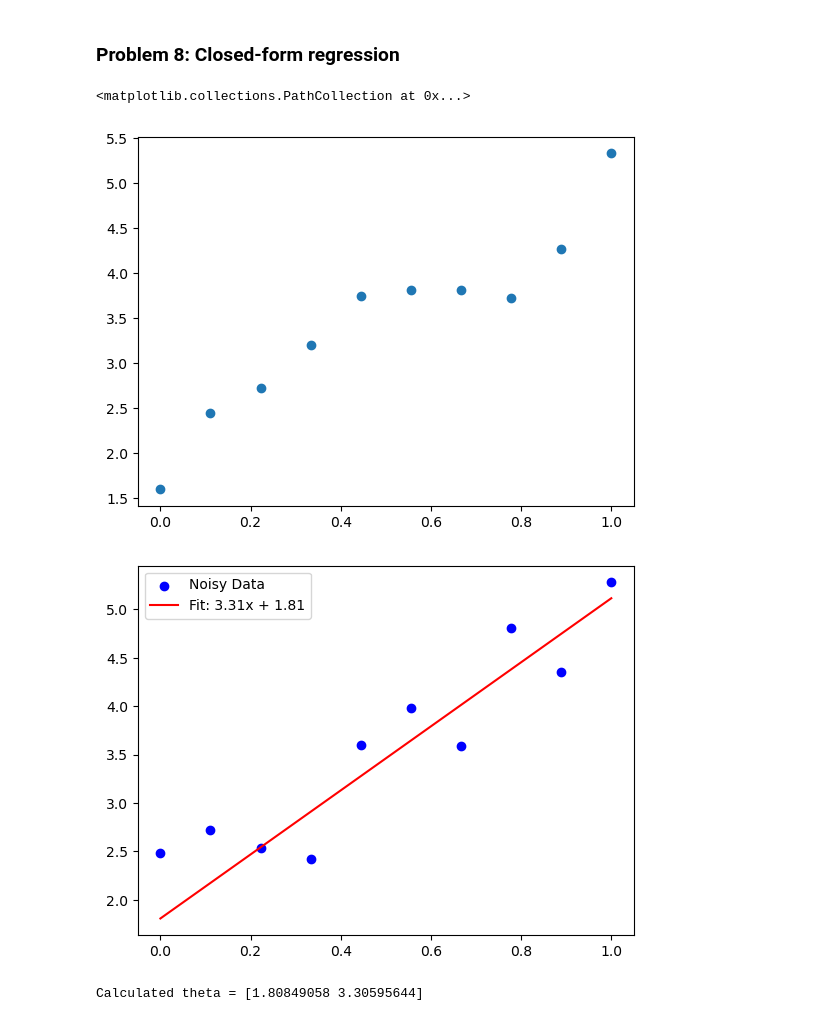
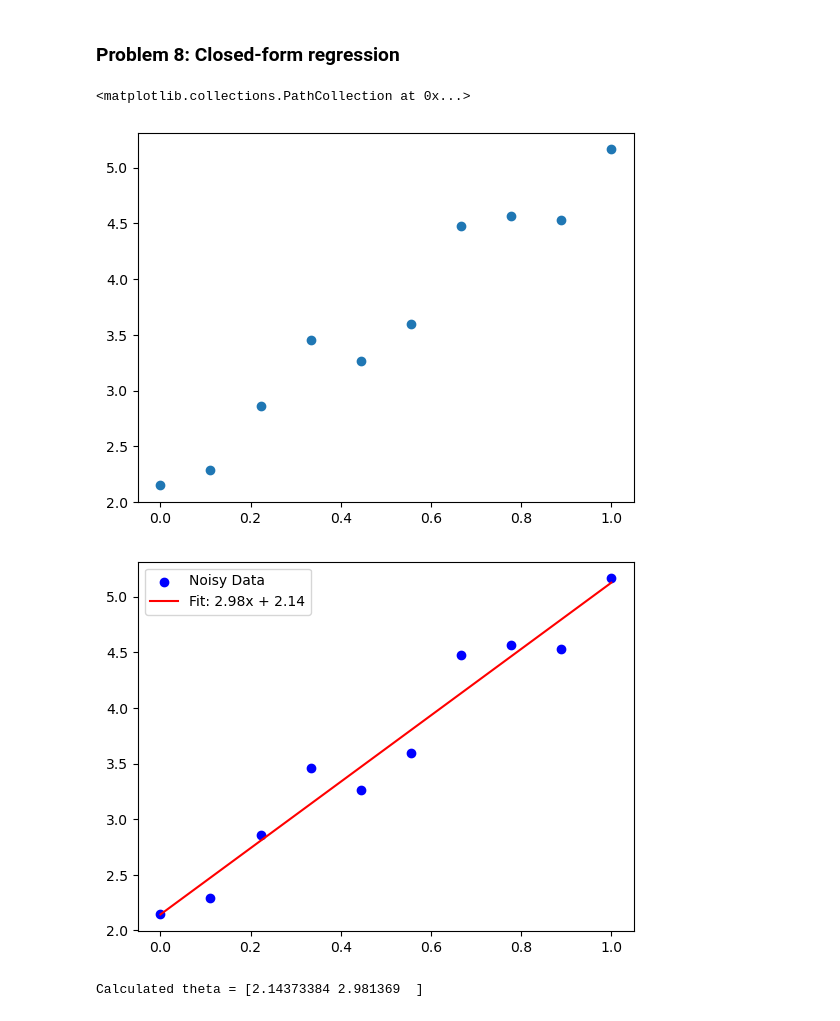
Before and after one commit to Nitishrohilla33/coding-for-fun, a Jupyter notebook: ML_practice/ML_practice.ipynb, the cells around one changed output. Cells and saved outputs as stored; diff of their text form; code cells hidden in the pictures.

Commit message:
added random seed

```diff
--- a/ML_practice/ML_practice.ipynb
+++ b/ML_practice/ML_practice.ipynb
@@ -367,24 +367,26 @@ plt.show()
 # %%
 # noisy data
 epsilon = 0.3
+np.random.seed(42)
 def y(x):
     return 3*x + 2 + epsilon*np.random.normal(size=len(x))
 
 x = np.linspace(0,1,10)
-plt.scatter(x,y(x))
+y_data = y(x)
+plt.scatter(x,y_data)
 # %% [output]
 <matplotlib.collections.PathCollection at 0x...>
-[figure, old version]
+[figure, new version]
 # %%
 X = np.ones((len(x),2))
 X[:,1] = x
-theta = (np.linalg.inv(X.T@X))@X.T@y(x)
+theta = (np.linalg.inv(X.T@X))@X.T@y_data
 y_model = X@theta
-plt.scatter(x, y(x), color='blue', label='Noisy Data')
+plt.scatter(x, y_data, color='blue', label='Noisy Data')
 plt.plot(x, y_model, color='red', label=f'Fit: {theta[1]:.2f}x + {theta[0]:.2f}')
 plt.legend()
 plt.show()
 print(f'Calculated theta = {theta}')
 # %% [output]
-[figure, old version]
+[figure, new version]
-Calculated theta = [1.80849058 3.30595644]
+Calculated theta = [2.14373384 2.981369  ]
```
